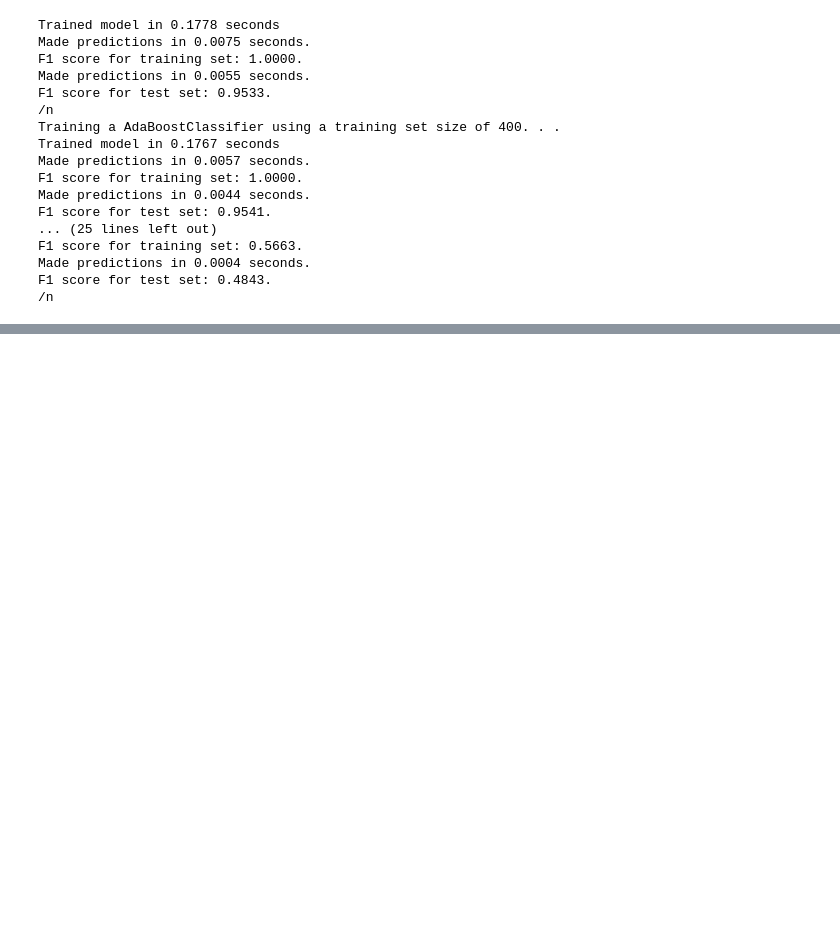
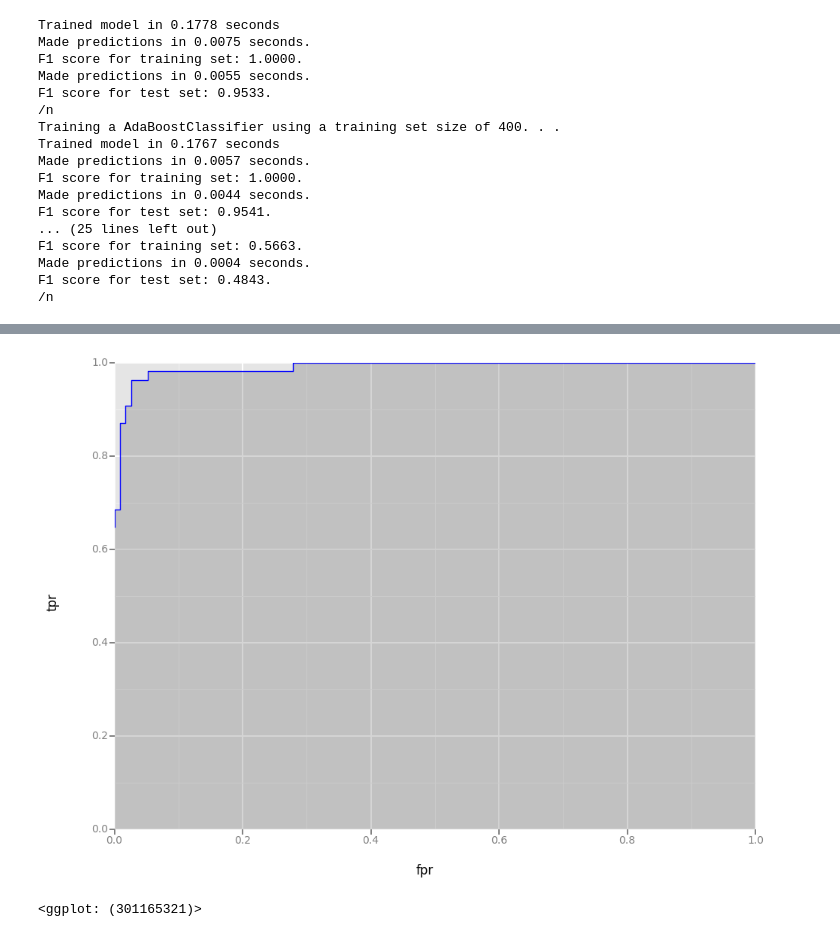
Before and after one commit to bora-pajo/breast-cancer-prediction, a Jupyter notebook: breast_cancer_clean.ipynb, the cells around one changed output, grey strips where cells are left out. Saved outputs shown, nothing was run; the diff lists cells and outputs as text; code cells hidden in the pictures; blank space fills up the shorter version.

```diff
--- a/breast_cancer_clean.ipynb
+++ b/breast_cancer_clean.ipynb
@@ -317,0 +375,6 @@ from sklearn.grid_search import GridSearchCV
+# %%
+auc = metrics.auc(fpr,tpr)
+ggplot(df, aes(x='fpr', y='tpr')) + geom_area(alpha=0.2) + geom_line(aes(y='tpr', color = 'blue'))
+# %% [output]
+[figure, added]
+<ggplot: (301165321)>
```
Also changed, not shown: parts of 12 cells of this notebook.
